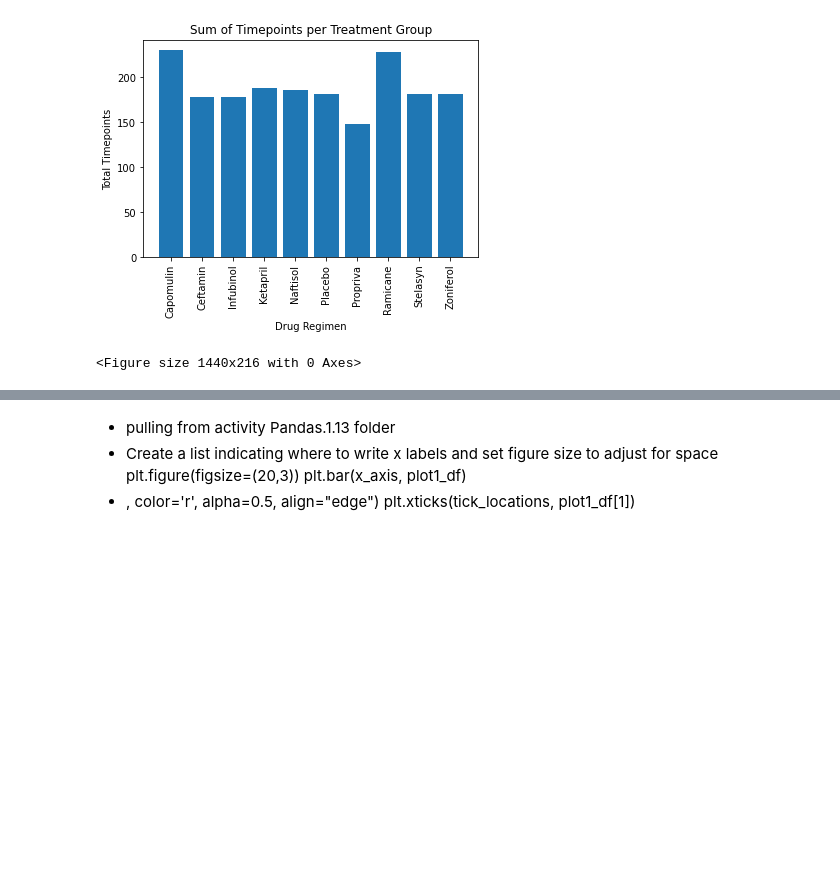
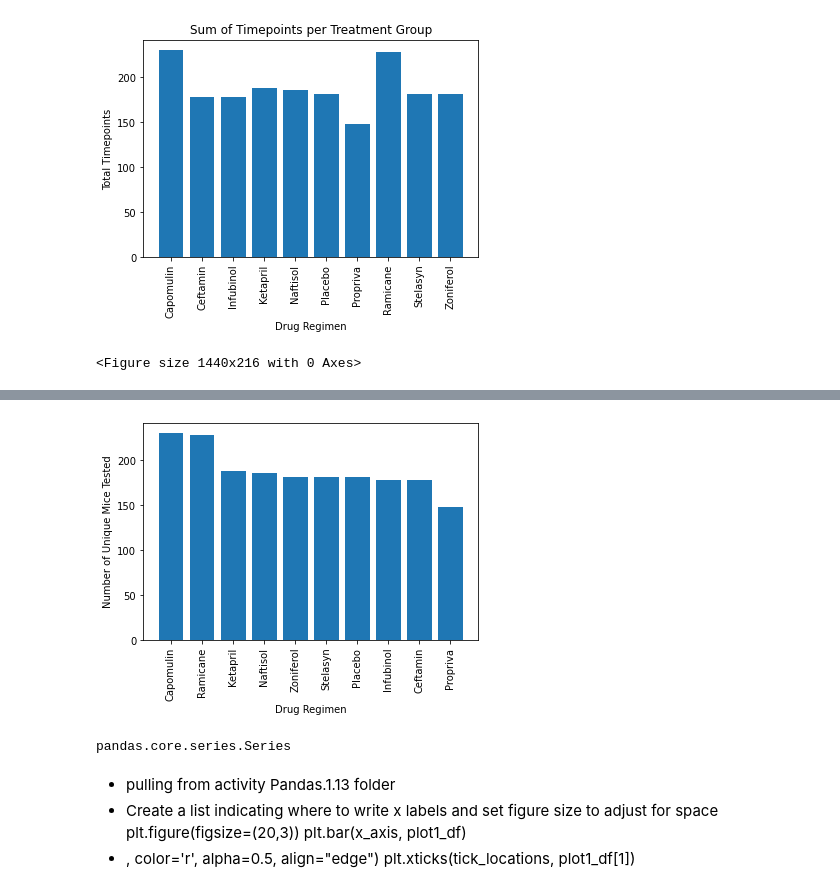
Before and after one commit to juliemcbaker/pymaceuticals, a Jupyter notebook: pymaceuticals_BAKER.ipynb, the cells around one changed output, grey strips where cells are left out. Drawn from its saved outputs; the diff is of its cells as text; code cells hidden in the pictures; blank space fills up the shorter version.

```diff
--- a/pymaceuticals_BAKER.ipynb
+++ b/pymaceuticals_BAKER.ipynb
@@ -444,3 +427,18 @@ plt.figure(figsize=(20,3))
+# %%
+# from AskBCS
+# Generate a bar plot showing the total number of unqiue mice tested on each drug regimen using using pyplot.
+counts = clean_mice_df['Drug Regimen'].value_counts()
+plt.bar(counts.index.values,counts.values)
+plt.xlabel("Drug Regimen")
+plt.xticks(rotation=90)
+plt.ylabel("Number of Unique Mice Tested")
+plt.show()
+# %% [output]
+[figure, added]
+# %%
+type(counts)
+# %% [output]
+pandas.core.series.Series
 # %% [markdown]
 * pulling from activity Pandas.1.13 folder
 * Create a list indicating where to write x labels and set figure size to adjust for space
```
Also changed, not shown: parts of 20 cells of this notebook, 1 other file.
